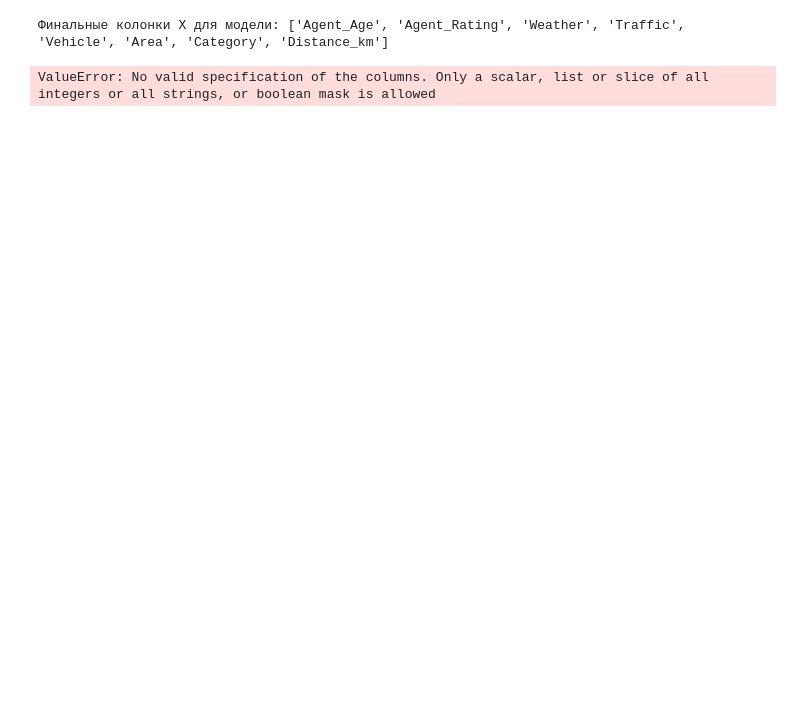
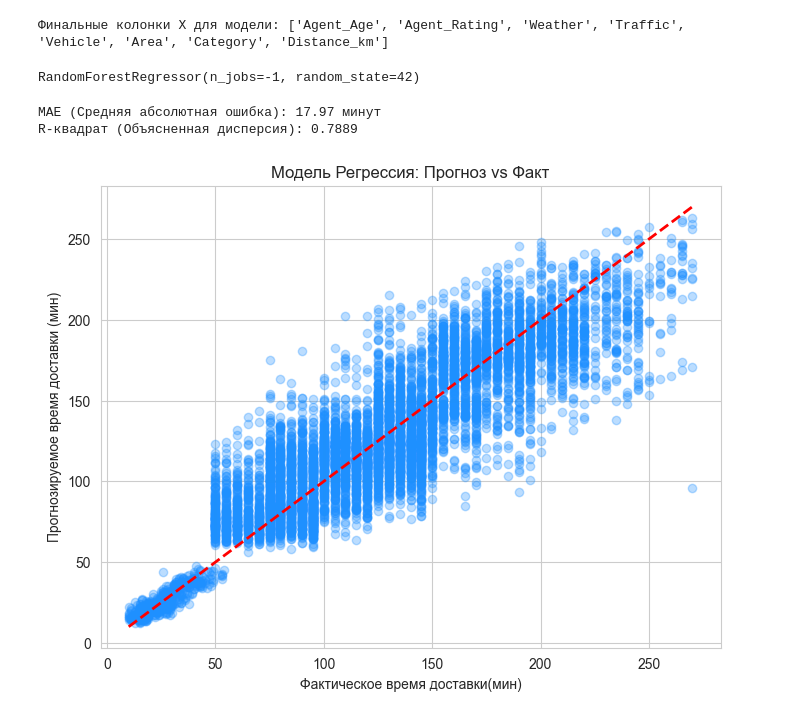
Before and after one commit to darinbtw/Machine_learning_to_optimize_processes_in_logistics, a Jupyter notebook: amazon_delivery_analyz.ipynb, the cells around one changed output. Cells and saved outputs as stored; diff of their text form; code cells hidden in the pictures; blank space fills up the shorter version.

Commit message:
Fix preprocessing pipeline and add model evaluation
Updated the ColumnTransformer to use column indices instead of names for numerical and categorical features, and set remainder to 'drop'. Added index reset for train/test splits to ensure compatibility with column index selection. Appended a new cell to evaluate the RandomForestRegressor model using MAE and R^2 metrics.

```diff
--- a/amazon_delivery_analyz.ipynb
+++ b/amazon_delivery_analyz.ipynb
@@ -142,22 +142,25 @@ X = df.drop(columns=['Delivery_Time', 'Is_Late'])
 y = df['Delivery_Time']
 print("Финальные колонки X для модели:", X.columns.tolist())
 #Определение типов признака
-numerical_fetures = ['Agent_Age', 'Agent_Rating', 'Distance_km']
-categorical_features = ['Weather', 'Traffic', 'Vehicle', 'Area', 'Category']
+numerical_indices = [0, 1, 7]
+categorical_indices = [2, 3, 4, 5, 6]
 
 #конвейер предобработки (Pipeline)
 preprocessor_reg = ColumnTransformer(
     transformers=[
-        ('num', StandardScaler(), numerical_features),
-        ('cat', OneHotEncoder(handle_unknown='ignore'), categorical_features)
+        ('num', StandardScaler(), numerical_indices),
+        ('cat', OneHotEncoder(handle_unknown='ignore'), categorical_indices)
     ],
-    remainder='passthrough'
+    remainder='drop'
 )
 # %% [output]
 Финальные колонки X для модели: ['Agent_Age', 'Agent_Rating', 'Weather', 'Traffic', 'Vehicle', 'Area', 'Category', 'Distance_km']
 # %%
 #Разделение данных
 X_train_reg, X_test_reg, y_train_reg, y_test_reg = train_test_split(X, y, test_size=0.2, random_state=42)
+
+X_train_reg = X_train_reg.reset_index(drop=True)
+X_test_reg = X_test_reg.reset_index(drop=True)
 
 #Применение предобработки
 X_train_reg_processed = preprocessor_reg.fit_transform(X_train_reg)
@@ -167,4 +170,25 @@ X_test_reg_processed = preprocessor_reg.transform(X_test_reg)
 model_rf = RandomForestRegressor(n_estimators=100, random_state=42, n_jobs=-1)
 model_rf.fit(X_train_reg_processed, y_train_reg)
 # %% [output]
-ValueError: No valid specification of the columns. Only a scalar, list or slice of all integers or all strings, or boolean mask is allowed
+RandomForestRegressor(n_jobs=-1, random_state=42)
+# %%
+y_pred_reg = model_rf.predict(X_test_reg_processed)
+mae_reg = mean_absolute_error(y_test_reg, y_pred_reg)
+r2_reg = r2_score(y_test_reg, y_pred_reg)
+
+print(f'MAE (Средняя абсолютная ошибка): {mae_reg:.2f} минут')
+print(f'R-квадрат (Объясненная дисперсия): {r2_reg:.4f}')
+# %% [output]
+MAE (Средняя абсолютная ошибка): 17.97 минут
+R-квадрат (Объясненная дисперсия): 0.7889
+# %%
+#Сравнения прогноза и факта
+plt.figure(figsize=(8,6))
+plt.scatter(y_test_reg, y_pred_reg, alpha=0.3, color='dodgerblue')
+plt.plot([y.min(), y.max()], [y.min(), y.max()], 'r--', lw=2)
+plt.title('Модель Регрессия: Прогноз vs Факт')
+plt.xlabel('Фактическое время доставки(мин)')
+plt.ylabel('Прогнозируемое время доставки (мин)')
+plt.show()
+# %% [output]
+[figure, added]
```
